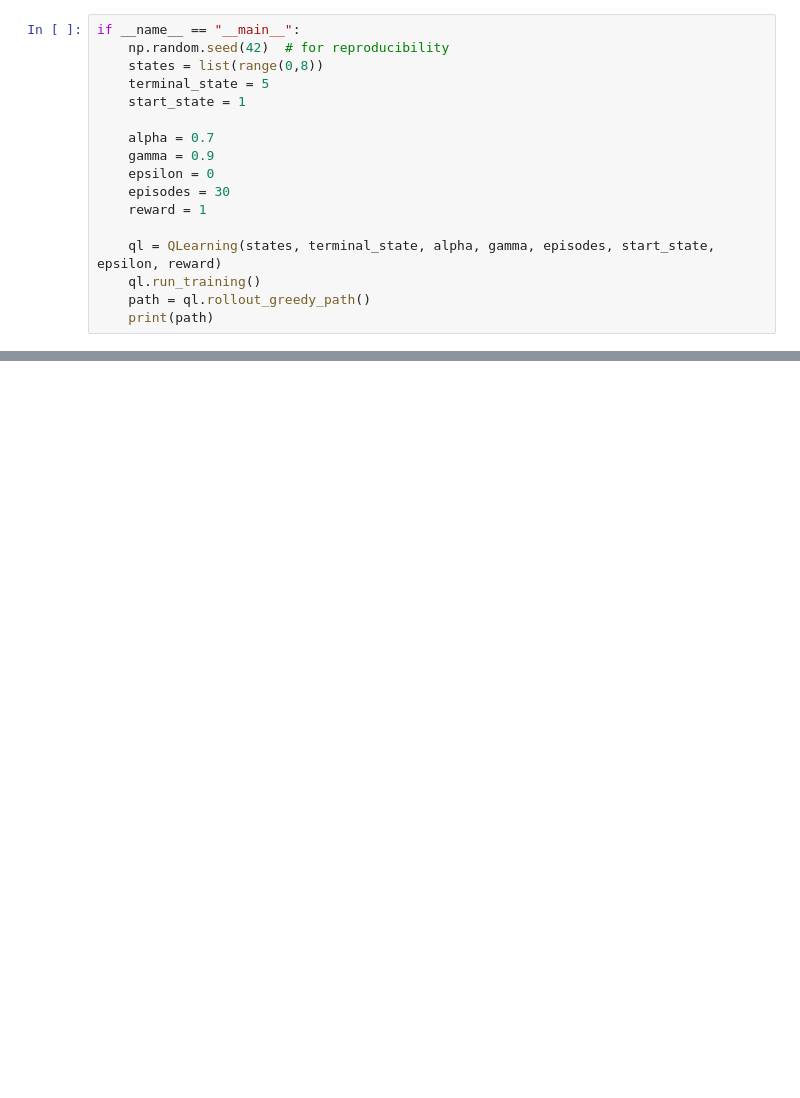
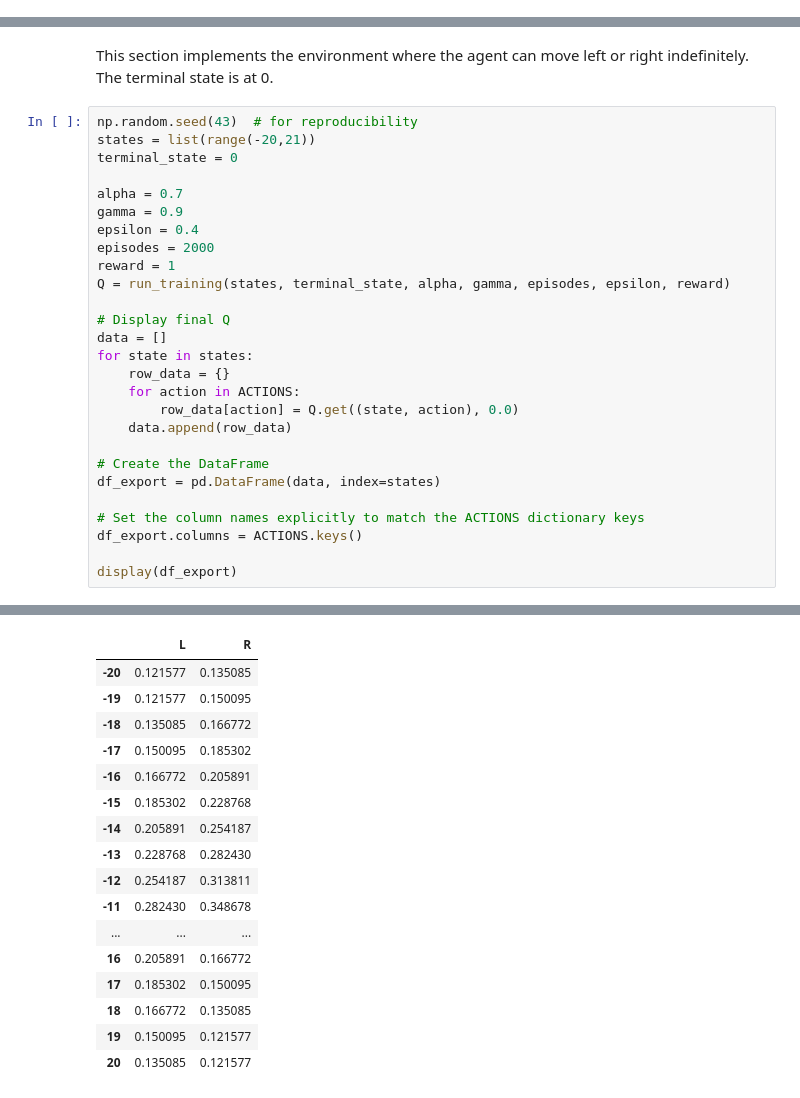
Before and after one commit to zcahkwn/q-learning, a Jupyter notebook: notebooks/line_example.ipynb, the cells around one changed output, grey strips where cells are left out. Saved outputs shown, nothing was run; the diff lists cells and outputs as text; blank space fills up the shorter version.

```diff
--- a/notebooks/line_example.ipynb
+++ b/notebooks/line_example.ipynb
@@ -121,17 +166,0 @@ class QLearning:
-# %%
-if __name__ == "__main__":
-    np.random.seed(42)  # for reproducibility
-    states = list(range(0,8))
-    terminal_state = 5
-    start_state = 1
-
-    alpha = 0.7
-    gamma = 0.9
-    epsilon = 0
-    episodes = 30
-    reward = 1
-
-    ql = QLearning(states, terminal_state, alpha, gamma, episodes, start_state, epsilon, reward)
-    ql.run_training()
-    path = ql.rollout_greedy_path()
-    print(path)
@@ -157,0 +250,30 @@ Episode
+# %% [markdown]
+This section implements the environment where the agent can move left or right indefinitely. The terminal state is at 0.
+# %%
+np.random.seed(43)  # for reproducibility
+states = list(range(-20,21))
+terminal_state = 0
+
+alpha = 0.7
+gamma = 0.9
+epsilon = 0.4
+episodes = 2000
+reward = 1
+Q = run_training(states, terminal_state, alpha, gamma, episodes, epsilon, reward)
+
+# Display final Q
+data = []
+for state in states:
+    row_data = {}
+    for action in ACTIONS:
+        row_data[action] = Q.get((state, action), 0.0)
+    data.append(row_data)
+
+# Create the DataFrame
+df_export = pd.DataFrame(data, index=states)
+
+# Set the column names explicitly to match the ACTIONS dictionary keys
+df_export.columns = ACTIONS.keys()
+
+display(df_export)
+# %% [output]
@@ -157,0 +297,17 @@ Episode
+|  | L | R |
+| -20 | 0.121577 | 0.135085 |
+| -19 | 0.121577 | 0.150095 |
+| -18 | 0.135085 | 0.166772 |
+| -17 | 0.150095 | 0.185302 |
+| -16 | 0.166772 | 0.205891 |
+| -15 | 0.185302 | 0.228768 |
+| -14 | 0.205891 | 0.254187 |
+| -13 | 0.228768 | 0.282430 |
+| -12 | 0.254187 | 0.313811 |
+| -11 | 0.282430 | 0.348678 |
+| ... | ... | ... |
+| 16 | 0.205891 | 0.166772 |
+| 17 | 0.185302 | 0.150095 |
+| 18 | 0.166772 | 0.135085 |
+| 19 | 0.150095 | 0.121577 |
+| 20 | 0.135085 | 0.121577 |
```
Also changed, not shown: parts of 7 cells of this notebook, 8 other files.
